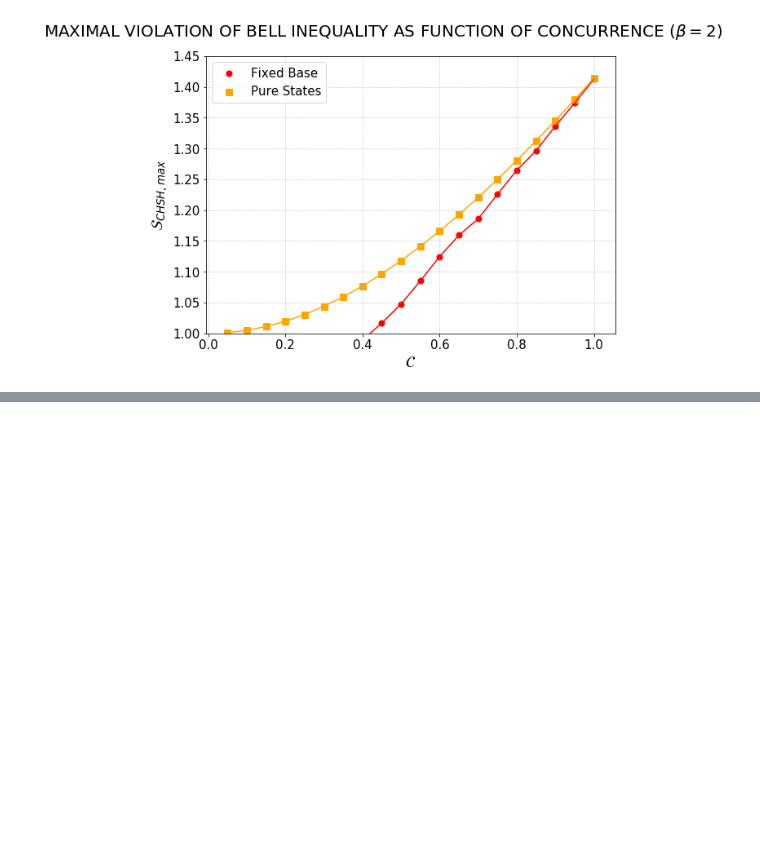
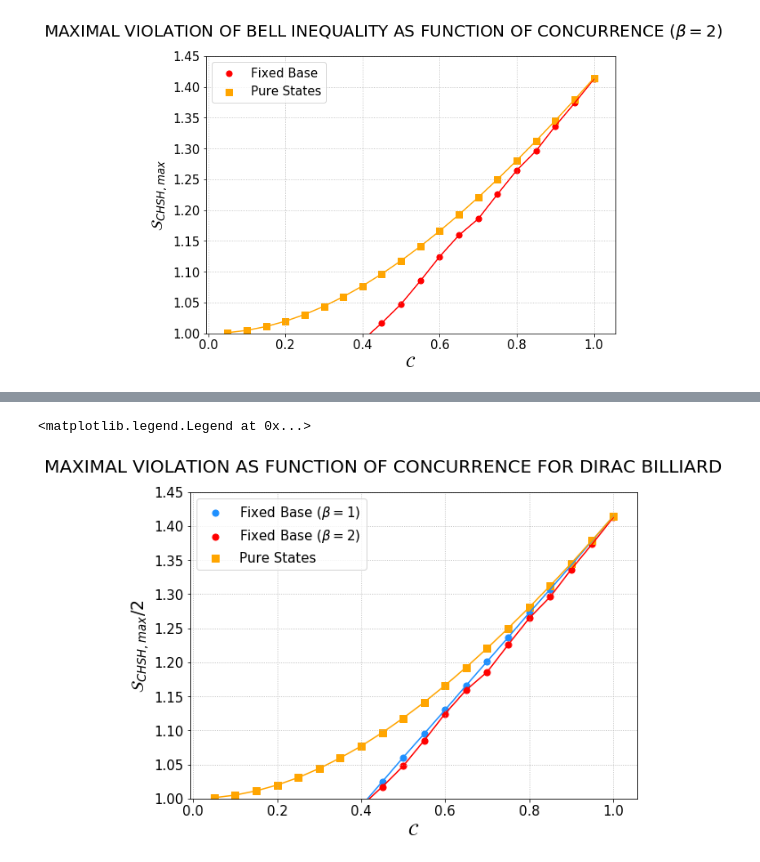
Before and after one commit to Rafffaelb/Dirac_Billiard, a Jupyter notebook: Chiral/Data_Analysis/Dirac_Bell_Parameter.ipynb, the cells around one changed output, grey strips where cells are left out. Drawn from its saved outputs; the diff is of its cells as text; code cells hidden in the pictures; blank space fills up the shorter version.

```diff
--- a/Chiral/Data_Analysis/Dirac_Bell_Parameter.ipynb
+++ b/Chiral/Data_Analysis/Dirac_Bell_Parameter.ipynb
@@ -498,0 +523,23 @@ axs.legend(fontsize = 15)
+# %%
+fig, axs = plt.subplots(1,1, figsize = (8, 6), constrained_layout = True)
+
+axs.scatter(Concurrence_O, (1/2)*Bell_Parameter_O, label = r'Fixed Base ($\beta = 1$)', s = 50, color = 'dodgerblue', alpha = 1, marker = 'o')
+axs.plot(Concurrence_O, (1/2)*Bell_Parameter_O, color = 'dodgerblue', linestyle = '-')
+
+axs.scatter(Concurrence_U, (1/2)*Bell_Parameter_U, label = r'Fixed Base ($\beta = 2$)', s = 50, color = 'red', alpha = 1, marker = 'o')
+axs.scatter(Concurrence_U, np.sqrt(1+np.power(Concurrence_U,2)), label = 'Pure States', s = 50, color = 'orange', alpha = 1, marker = 's')
+
+axs.plot(Concurrence_U, (1/2)*Bell_Parameter_U, color = 'red', linestyle = '-')
+axs.plot(Concurrence_U, np.sqrt(1+np.power(Concurrence_U,2)), color = 'orange', linestyle = '-')
+
+axs.set_ylim((1,1.45))
+
+fig.suptitle(r'MAXIMAL VIOLATION AS FUNCTION OF CONCURRENCE FOR DIRAC BILLIARD', fontsize = 20)
+axs.set_xlabel(r'$\mathcal{C}$', fontsize = 19)
+axs.set_ylabel(r'$\mathcal{S}_{CHSH, max}/2$', fontsize = 19)
+axs.tick_params(axis = 'both', which = 'major', labelsize = 15)
+axs.grid(linestyle = ':')
+axs.legend(fontsize = 15)
+# %% [output]
+<matplotlib.legend.Legend at 0x...>
+[figure, added]
```
Also changed, not shown: parts of 2 cells of this notebook, 6 other files.
